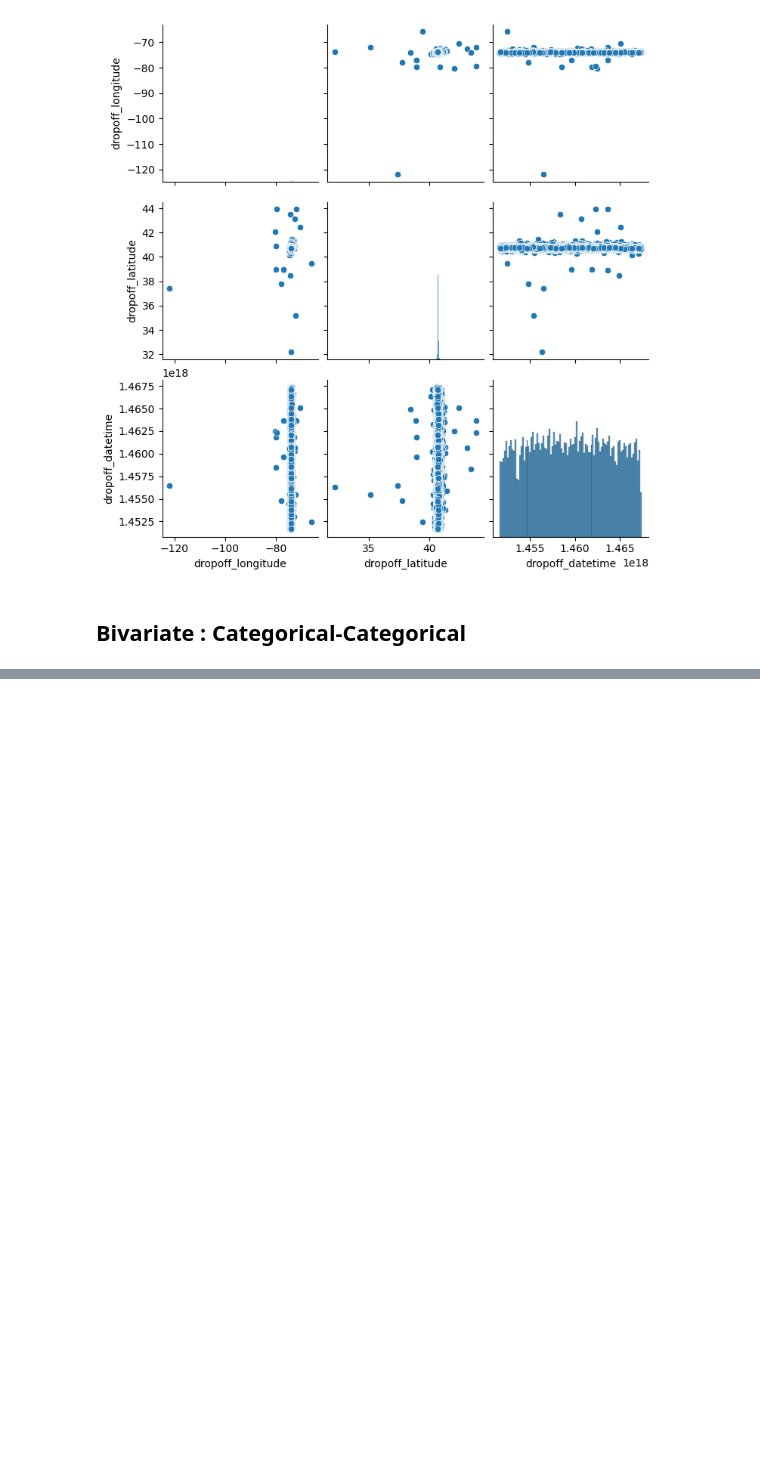
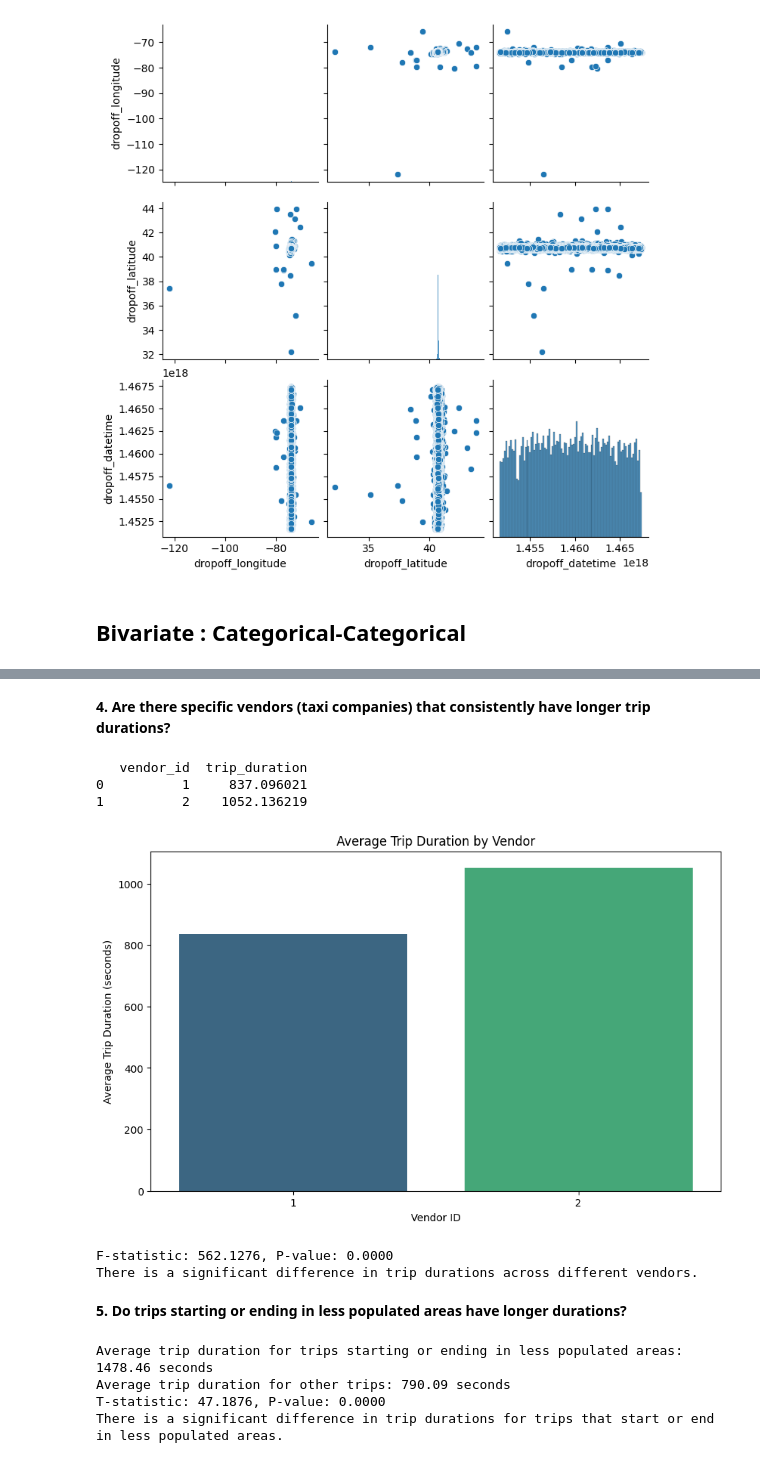
Before and after one commit to namozhdehi/KSR, a Jupyter notebook: NYC_Taxi_EDA.ipynb, the cells around one changed output, grey strips where cells are left out. Cells and saved outputs as stored; diff of their text form; code cells hidden in the pictures; blank space fills up the shorter version.

```diff
--- a/NYC_Taxi_EDA.ipynb
+++ b/NYC_Taxi_EDA.ipynb
@@ -965,0 +1115,80 @@ List of Hypothesis to check under this combination
+# %% [markdown]
+**4. Are there specific vendors (taxi companies) that consistently have longer trip durations?**
+# %%
+from scipy.stats import ttest_ind, f_oneway
+
+# Group by vendor and calculate the average trip duration
+avg_duration_by_vendor = df.groupby('vendor_id')['trip_duration'].mean().reset_index()
+
+# Print the average trip duration for each vendor
+print(avg_duration_by_vendor)
+
+# Plotting the results
+plt.figure(figsize=(10, 6))
+sns.barplot(x='vendor_id', y='trip_duration', data=avg_duration_by_vendor,  palette='viridis')
+plt.title('Average Trip Duration by Vendor')
+plt.xlabel('Vendor ID')
+plt.ylabel('Average Trip Duration (seconds)')
+plt.show()
+
+# Optional: Perform a statistical test (ANOVA) to see if there's a significant difference
+# in trip duration across different vendors
+durations_by_vendor = [df[df['vendor_id'] == vendor]['trip_duration'] for vendor in df['vendor_id'].unique()]
+f_stat, p_value = f_oneway(*durations_by_vendor)
+print(f"F-statistic: {f_stat:.4f}, P-value: {p_value:.4f}")
+
+if p_value < 0.05:
+    print("There is a significant difference in trip durations across different vendors.")
+else:
+    print("There is no significant difference in trip durations across different vendors.")
+# %% [output]
+   vendor_id  trip_duration
+0          1     837.096021
+1          2    1052.136219
+[figure, added]
+F-statistic: 562.1276, P-value: 0.0000
+There is a significant difference in trip durations across different vendors.
+# %% [markdown]
+**5. Do trips starting or ending in less populated areas have longer durations?**
+# %%
+from scipy.stats import ttest_ind
+
+# Define less populated area coordinates (for example, outskirts)
+# You may define a central point and consider trips farther from this point as less populated areas
+# This is an example using an arbitrary central point (Manhattan) and a radius
+CENTER_COORDINATES = (-73.9857, 40.7484)  # Example: Manhattan
+RADIUS = 0.05  # Adjust this radius as needed
+
+def is_in_less_populated_area(lon, lat, center_coords=CENTER_COORDINATES, radius=RADIUS):
+    return np.sqrt((lon - center_coords[0])**2 + (lat - center_coords[1])**2) > radius
+
+# Classify trips as starting or ending in less populated areas
+df['starts_in_less_populated_area'] = df.apply(lambda row: is_in_less_populated_area(row['pickup_longitude'], row['pickup_latitude']), axis=1)
+df['ends_in_less_populated_area'] = df.apply(lambda row: is_in_less_populated_area(row['dropoff_longitude'], row['dropoff_latitude']), axis=1)
+
+# Combine the two conditions into one
+df['less_populated_area_trip'] = df['starts_in_less_populated_area'] | df['ends_in_less_populated_area']
+
+# Calculate average trip duration for trips in less populated areas vs other trips
+less_populated_avg_duration = df[df['less_populated_area_trip'] == True]['trip_duration'].mean()
+other_avg_duration = df[df['less_populated_area_trip'] == False]['trip_duration'].mean()
+
+print(f"Average trip duration for trips starting or ending in less populated areas: {less_populated_avg_duration:.2f} seconds")
+print(f"Average trip duration for other trips: {other_avg_duration:.2f} seconds")
+
+# Optional: Perform a statistical test (t-test) to check if the difference is significant
+less_populated_durations = df[df['less_populated_area_trip'] == True]['trip_duration']
+other_durations = df[df['less_populated_area_trip'] == False]['trip_duration']
+
+t_stat, p_value = ttest_ind(less_populated_durations, other_durations, equal_var=False)
+print(f"T-statistic: {t_stat:.4f}, P-value: {p_value:.4f}")
+
+if p_value < 0.05:
+    print("There is a significant difference in trip durations for trips that start or end in less populated areas.")
+else:
+    print("There is no significant difference in trip durations for trips that start or end in less populated areas.")
+# %% [output]
+Average trip duration for trips starting or ending in less populated areas: 1478.46 seconds
+Average trip duration for other trips: 790.09 seconds
+T-statistic: 47.1876, P-value: 0.0000
+There is a significant difference in trip durations for trips that start or end in less populated areas.
```
Also changed, not shown: parts of 8 cells of this notebook.
